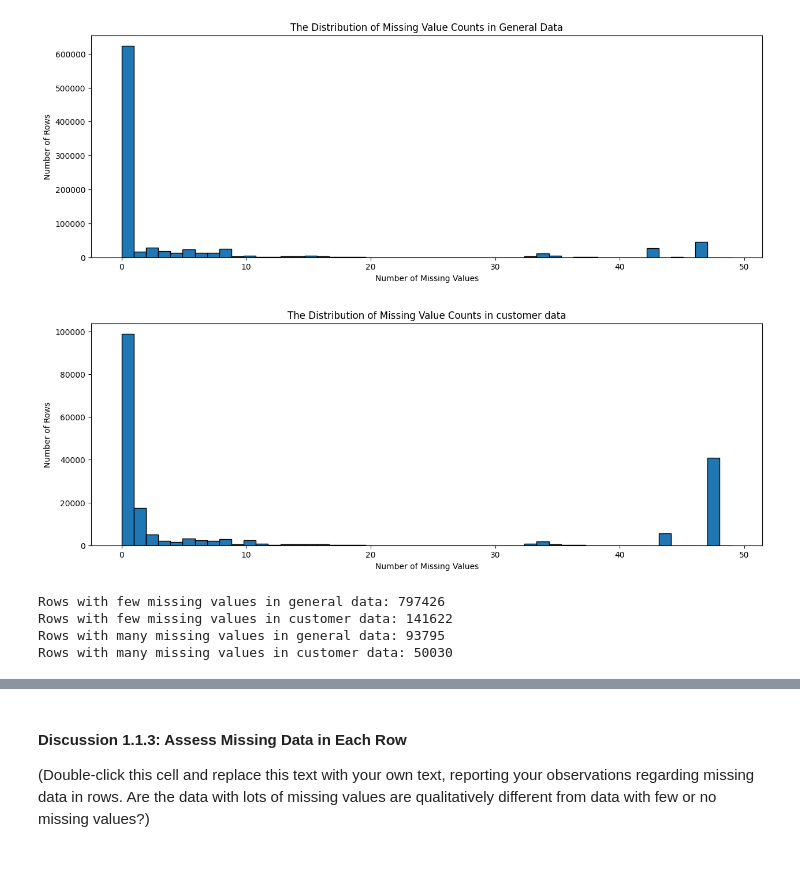
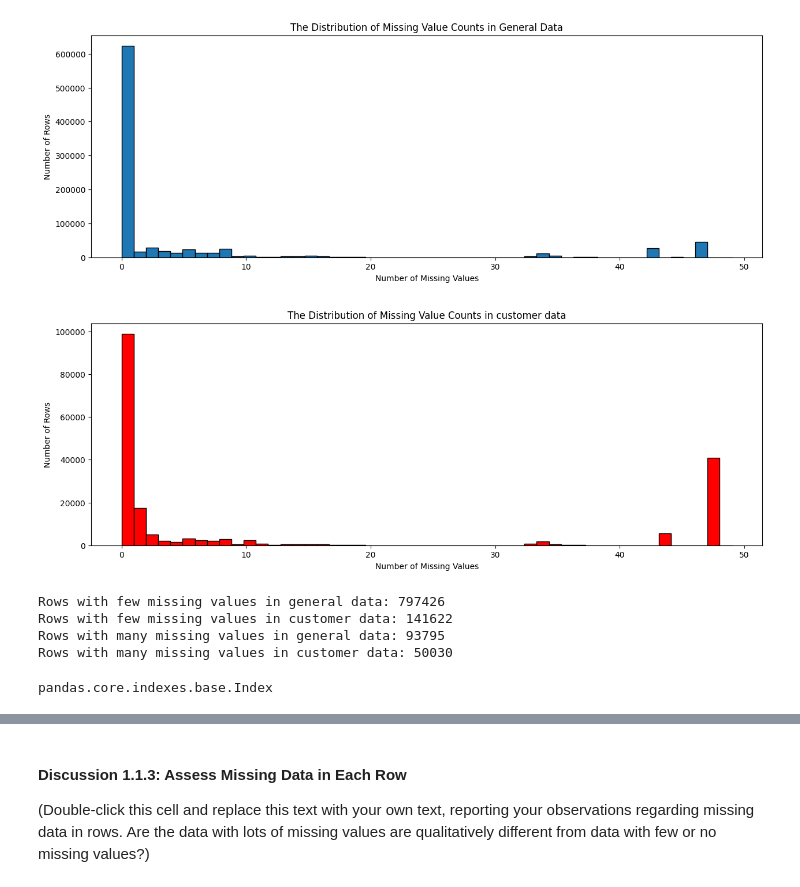
Before and after one commit to EssaAlsharif/Identify-Customer-Segments, a Jupyter notebook: Identify_Customer_Segments.ipynb, the cells around one changed output, grey strips where cells are left out. Cells and saved outputs as stored; diff of their text form; code cells hidden in the pictures.

```diff
--- a/Identify_Customer_Segments.ipynb
+++ b/Identify_Customer_Segments.ipynb
@@ -526,13 +523,13 @@ plt.show()
 [figure]
 # %%
 plt.figure(figsize=(15,5))
-plt.hist(row_missing_customer_data_counts, bins=50, edgecolor='k')
+plt.hist(row_missing_customer_data_counts, color='r', bins=50, edgecolor='k')
 plt.xlabel('Number of Missing Values')
 plt.ylabel('Number of Rows')
 plt.title('The Distribution of Missing Value Counts in customer data')
 plt.show()
 # %% [output]
-[figure, old version]
+[figure, new version]
 # %%
 # Write code to divide the data into two subsets based on the number of missing
 # values in each row.
@@ -550,5 +547,9 @@ Rows with few missing values in general data: 797426
 Rows with few missing values in customer data: 141622
 Rows with many missing values in general data: 93795
 Rows with many missing values in customer data: 50030
+# %%
+type(row_few_missing_general_data)
+# %% [output]
+pandas.core.indexes.base.Index
 # %%
 comparing_columns= ['ZABEOTYP' , 'LP_FAMILIE_FEIN', 'GFK_URLAUBERTYP' , 'ALTERSKATEGORIE_GROB' , 'PLZ8_ANTG3']
```
Also changed, not shown: parts of 12 cells of this notebook.
